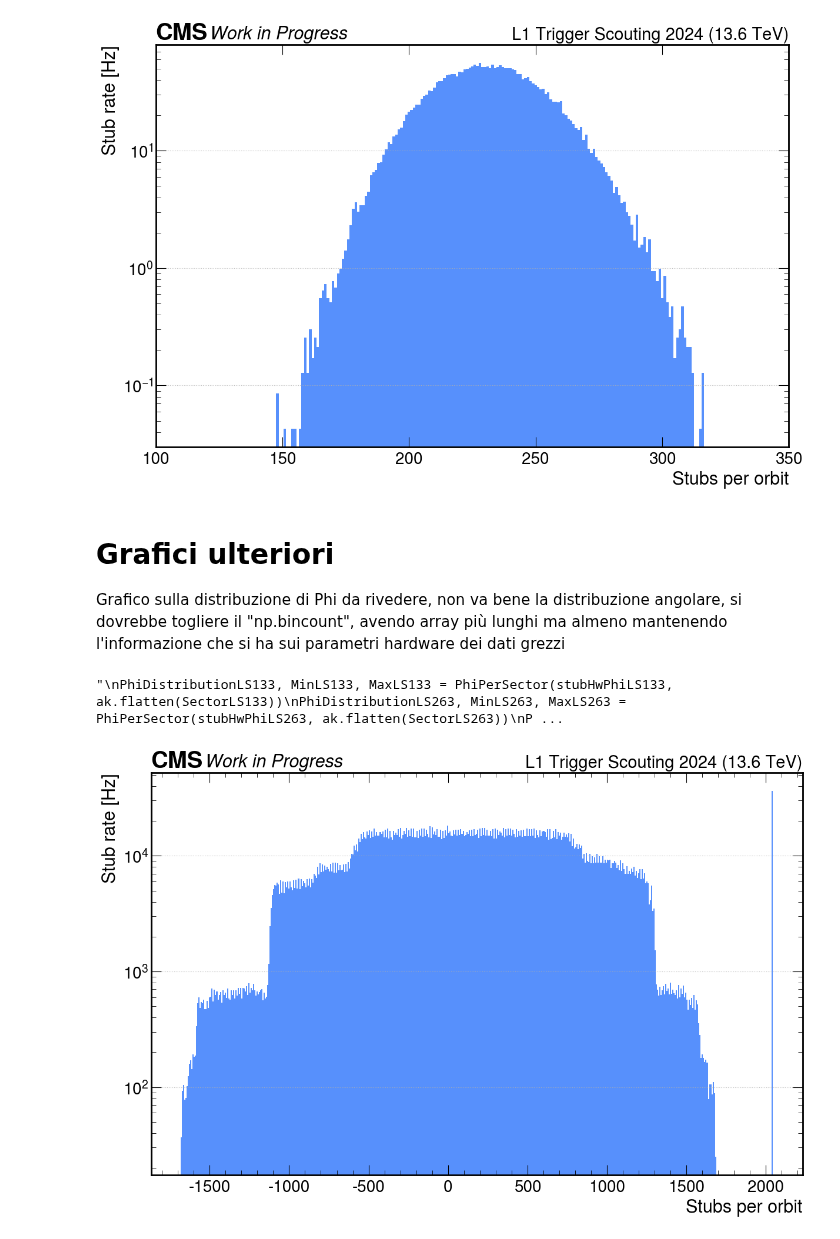
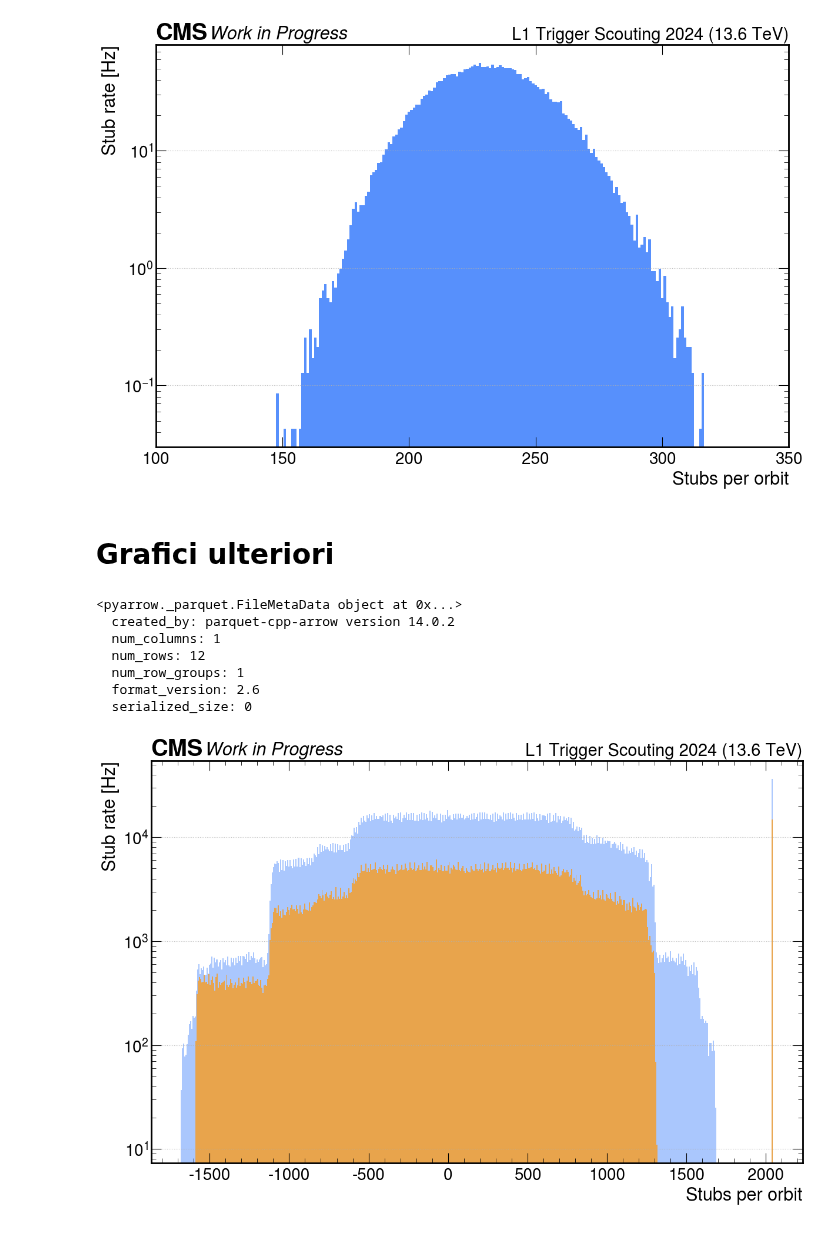
Before and after one commit to francescoreschio/Tesi-Triennale, a Jupyter notebook: Codice/Stubs.ipynb, the cells around one changed output. Cells and saved outputs as stored; diff of their text form; code cells hidden in the pictures.

Commit message:
Risuoluzione dei problemi del pull precedente
Ora dovrebbe funzionare piuttosto bene, ma non riesco bene a comprendere se questi istogrammi hanno effettivamente un significato

```diff
--- a/Codice/Stubs.ipynb
+++ b/Codice/Stubs.ipynb
@@ -361,10 +361,8 @@ ax.grid(visible=True, axis='y')
 ax.set_yscale('log')
 # %% [output]
 [figure]
-# %% [markdown]
-# Grafici ulteriori
-
-Grafico sulla distribuzione di Phi da rivedere, non va bene la distribuzione angolare, si dovrebbe togliere il "np.bincount", avendo array più lunghi ma almeno mantenendo l'informazione che si ha sui parametri hardware dei dati grezzi
+# %% [markdown]
+# Grafici ulteriori
 # %%
 #Caricamento Phi
 stubHwPhiLS133 = ak.flatten(stubs_awk_LS133.stubHwPhi, axis = None)
@@ -374,36 +372,47 @@ stubHwPhiLS306 = ak.flatten(stubs_awk_LS306.stubHwPhi, axis = None)
 # %%
 #Distribuzione degli angoli in funzione del sector (tempo di compilazione: 6min)
 '''
-PhiDistributionLS133, MinLS133, MaxLS133 = PhiPerSector(stubHwPhiLS133, ak.flatten(SectorLS133))
-PhiDistributionLS263, MinLS263, MaxLS263 = PhiPerSector(stubHwPhiLS263, ak.flatten(SectorLS263))
-PhiDistributionLS264, MinLS264, MaxLS264 = PhiPerSector(stubHwPhiLS264, ak.flatten(SectorLS264))
-PhiDistributionLS306, MinLS306, MaxLS306 = PhiPerSector(stubHwPhiLS306, ak.flatten(SectorLS306))
+PhiDistributionLS133 = PhiPerSector(stubHwPhiLS133, ak.flatten(SectorLS133))
+PhiDistributionLS263 = PhiPerSector(stubHwPhiLS263, ak.flatten(SectorLS263))
+PhiDistributionLS264 = PhiPerSector(stubHwPhiLS264, ak.flatten(SectorLS264))
+PhiDistributionLS306 = PhiPerSector(stubHwPhiLS306, ak.flatten(SectorLS306))
 
 ak.to_parquet(PhiDistributionLS133, 'PhiDistributionLS133.parquet')
 ak.to_parquet(PhiDistributionLS263, 'PhiDistributionLS263.parquet')
 ak.to_parquet(PhiDistributionLS264, 'PhiDistributionLS264.parquet')
 ak.to_parquet(PhiDistributionLS306, 'PhiDistributionLS306.parquet')'''
 # %% [output]
-"\nPhiDistributionLS133, MinLS133, MaxLS133 = PhiPerSector(stubHwPhiLS133, ak.flatten(SectorLS133))\nPhiDistributionLS263, MinLS263, MaxLS263 = PhiPerSector(stubHwPhiLS263, ak.flatten(SectorLS263))\nP ...
+<pyarrow._parquet.FileMetaData object at 0x...>
+  created_by: parquet-cpp-arrow version 14.0.2
+  num_columns: 1
+  num_rows: 12
+  num_row_groups: 1
+  format_version: 2.6
+  serialized_size: 0
+# %%
+PhiDistribution = [[] for _ in range(12)]
+
+for i in range(12):
+  PhiDistribution[i] = ak.concatenate([PhiDistributionLS133[i], PhiDistributionLS263[i], PhiDistributionLS264[i], PhiDistributionLS306[i]])
 # %%
 a = 10
 fig, ax = plt.subplots(figsize=(12, 8), constrained_layout=True)
 
 set_label_font(ax, FONTSIZE)
 set_tick_font(ax, FONTSIZE - 2)
 draw_cms_label(ax, fontsize= FONTSIZE, label="Work in Progress", rlabel="L1 Trigger Scouting 2024 (13.6 TeV)")
 
 
-ax.hist(stubHwPhiLS133, bins = 500)
-#ax.bar(np.arange(len(PhiDistributionLS133[a])), PhiDistributionLS133[a], width=1, color='red')
+ax.hist(stubHwPhiLS133, bins = 500, alpha=0.5)
+ax.hist(PhiDistribution[0], bins=500, alpha=0.8)
 
 
 #ax.set_xticks(ticks=np.arange(20), labels=np.arange(0, 20, 1))
 #ax.tick_params(axis='x', which='minor', length=0)
 ax.set_xlabel('Stubs per orbit')
 ax.set_ylabel('Stub rate [Hz]')
 #ax.set_xlim(-1800, 1800)
 ax.grid(visible=True, axis='y')
 ax.set_yscale('log')
 # %% [output]
-[figure, old version]
+[figure, new version]
```
Also changed, not shown: 5 other files.
